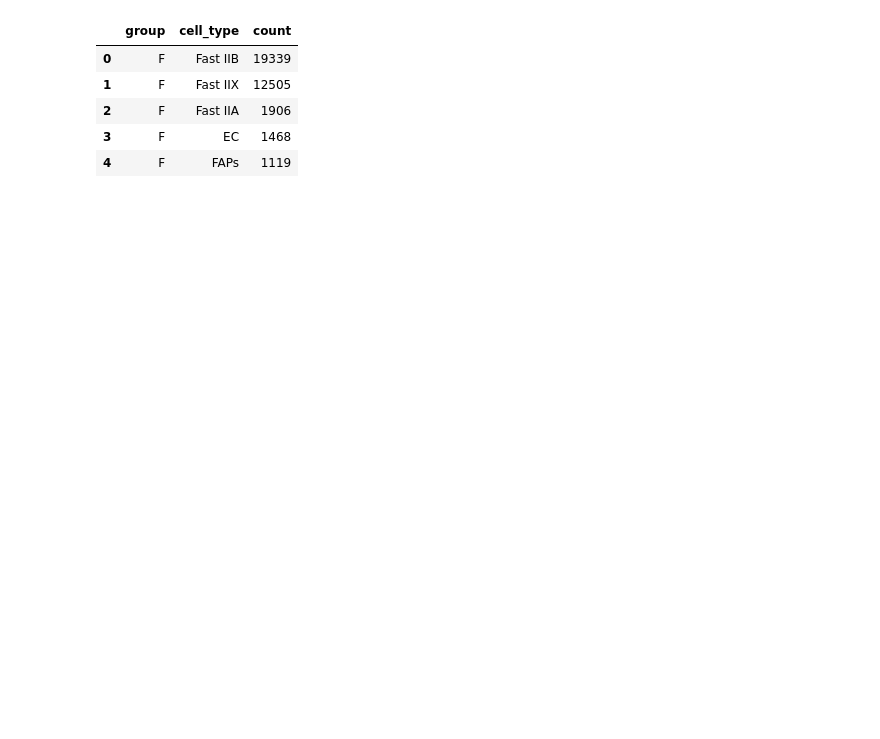
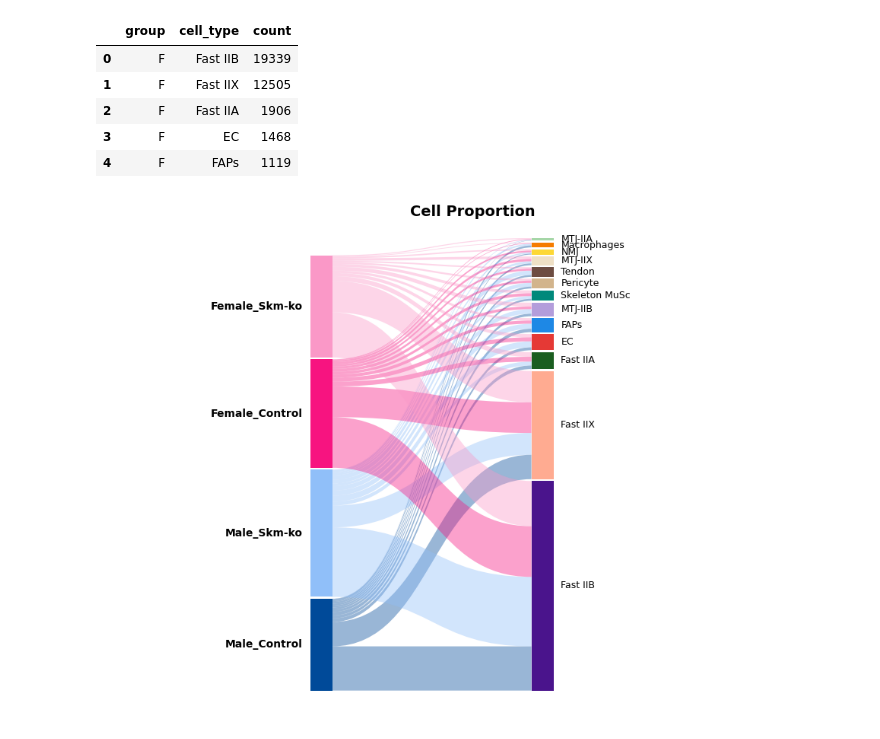
Before and after one commit to sachha-naksha/TA_muscle_ageing, a Jupyter notebook: py_scripts/2_single_nuc_inspection/snRNA_related.ipynb, the cells around one changed output. Cells and saved outputs as stored; diff of their text form; code cells hidden in the pictures; blank space fills up the shorter version.

```diff
--- a/py_scripts/2_single_nuc_inspection/snRNA_related.ipynb
+++ b/py_scripts/2_single_nuc_inspection/snRNA_related.ipynb
@@ -79,29 +143,53 @@ display(df.head())
 # %%
 import matplotlib.pyplot as plt
 import pygenelab as pgl
 
-LEFT_COL  = 'sex'
+LEFT_COL  = 'group'        # sex × condition (4 levels)
 RIGHT_COL = 're_annot'
 
 # scanpy cell type colors — auto-pulled or define manually
 cell_type_colors = dict(zip(
     adata_whole.obs[RIGHT_COL].cat.categories,
     adata_whole.uns.get(
         f'{RIGHT_COL}_colors',
         plt.cm.tab20.colors[:len(adata_whole.obs[RIGHT_COL].cat.categories)],
     ),
 ))
 
+# sex × condition → display label (matches user-requested naming)
+SEX_COND_LABELS = {
+    ('M', 'WT'): 'Male_Control',
+    ('M', 'KO'): 'Male_Skm-ko',
+    ('F', 'WT'): 'Female_Control',
+    ('F', 'KO'): 'Female_Skm-ko',
+}
+GROUP_ORDER = ['Male_Control', 'Male_Skm-ko', 'Female_Control', 'Female_Skm-ko']
+GROUP_COLORS = {
+    'Male_Control':   SEX_CONDITION_PALETTE[('M', 'WT')],
+    'Male_Skm-ko':    SEX_CONDITION_PALETTE[('M', 'KO')],
+    'Female_Control': SEX_CONDITION_PALETTE[('F', 'WT')],
+    'Female_Skm-ko':  SEX_CONDITION_PALETTE[('F', 'KO')],
+}
+
+# Build a per-nucleus DataFrame with the combined group label (don't mutate
+# adata_whole.obs — the derived col is only needed for this plot).
+df_plot = adata_whole.obs[['sex', 'condition', RIGHT_COL]].copy()
+df_plot['group'] = [
+    SEX_COND_LABELS[(s, c)] for s, c in zip(df_plot['sex'], df_plot['condition'])
+]
+
 fig, ax = pgl.plot_sankey(
-    data=adata_whole.obs,
+    data=df_plot,
     left_col=LEFT_COL,
     right_col=RIGHT_COL,
-    left_order=['F', 'M'],
-    left_colors=SEX_PALETTE,         # canonical F=#f71480, M=#004a99 (from setup cell)
+    left_order=GROUP_ORDER,
+    left_colors=GROUP_COLORS,
     right_colors=cell_type_colors,
     title='Cell Proportion',
 )
 
-fig.savefig(f'{figures_dir}/sankey_M_F_to_cell_type.svg', **figure_params)
+#fig.savefig(f'{figures_dir}/sankey_sex_condition_to_cell_type.svg', **figure_params)
 plt.show()
+# %% [output]
+[figure, added]
 # %%
```
Also changed, not shown: parts of 7 cells of this notebook.
